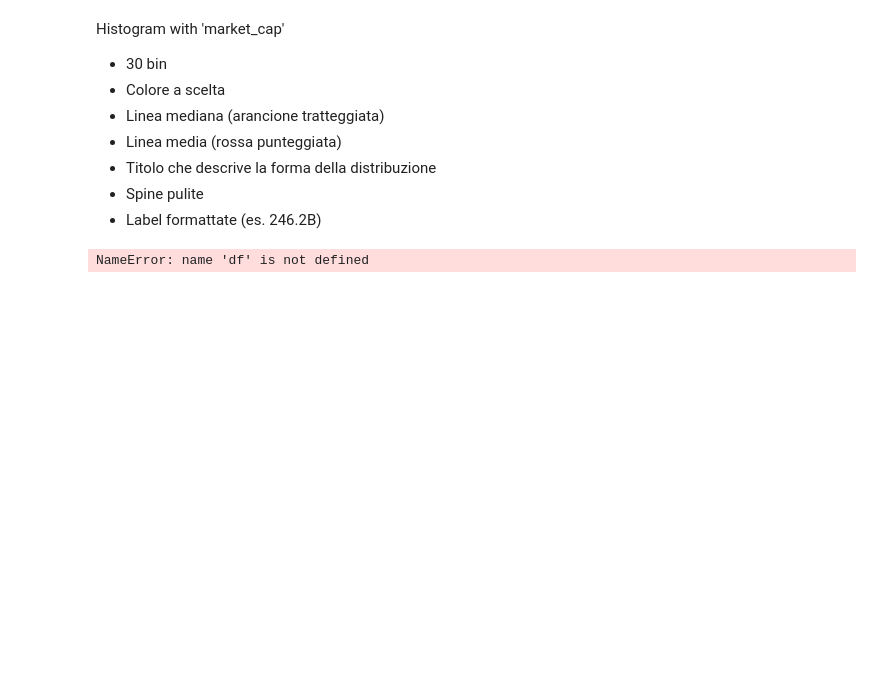
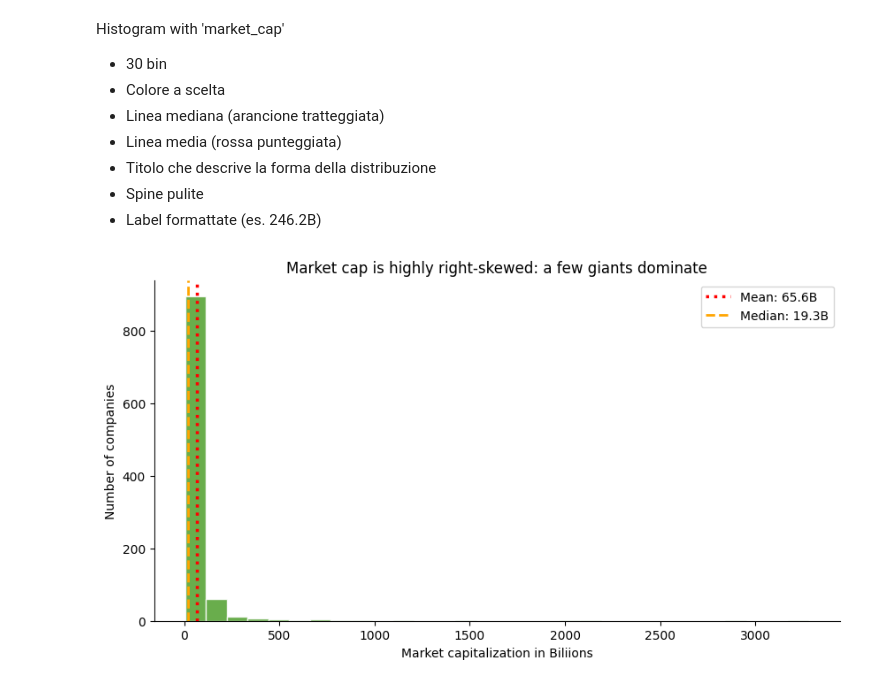
Before and after one commit to TheChris00/ChristianBDA2026, a Jupyter notebook: ex/Financial_investment-EX/test.ipynb, the cells around one changed output. Cells and saved outputs as stored; diff of their text form; code cells hidden in the pictures; blank space fills up the shorter version.

```diff
--- a/ex/Financial_investment-EX/test.ipynb
+++ b/ex/Financial_investment-EX/test.ipynb
@@ -31,19 +31,29 @@ Histogram with 'market_cap'
 # %%
 cap = df['market_cap_b'].dropna()
 
 fig, ax = plt.subplots(figsize=(10, 5))
 
 ax.hist(
     cap,
     bins = 30,
     color = '#4f9f2c',
-    edgecolor = 'Black',
-    alpha = 0.80
+    edgecolor = 'White',
+    alpha = 0.85
 )
 
-cap_mean = cap['market_cap_b'].mean()
-cap_median = cap['market_cap_b'].median()
+cap_mean = cap.mean()
+cap_median = cap.median()
+
+ax.axvline(cap_mean, color = 'Red', linestyle = ':', linewidth = 2.5, label = f'Mean: {cap_mean:,.1f}B' )
+ax.axvline(cap_median, color = 'Orange', linestyle = '--', linewidth = 2, label = f'Median: {cap_median:,.1f}B' )
+
+ax.legend()
+ax.set_title('Market cap is highly right-skewed: a few giants dominate')
+ax.set_xlabel('Market capitalization in Biliions')
+ax.set_ylabel('Number of companies')
+ax.spines['top'].set_visible(False)
+ax.spines['right'].set_visible(False)
 
 plt.show()
 # %% [output]
-NameError: name 'df' is not defined
+[figure, added]
```
Also changed, not shown: 4 other files.
